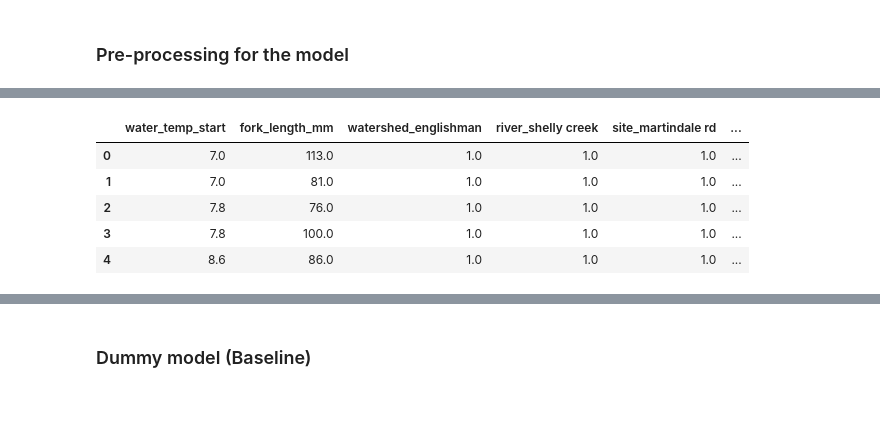
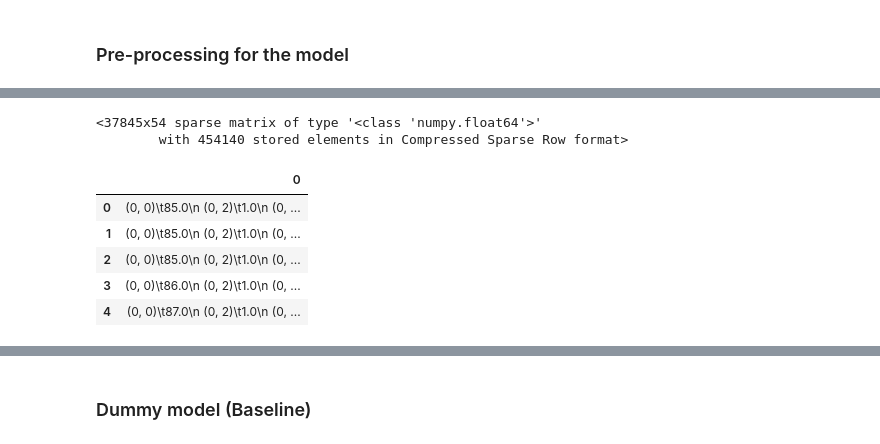
Before and after one commit to brahmwg/Bottlenecks_MDS_Capstone, a Jupyter notebook: species_prediction_model/Decision_tree_pipeline.ipynb, the cells around one changed output, grey strips where cells are left out. Saved outputs shown, nothing was run; the diff lists cells and outputs as text; code cells hidden in the pictures; blank space fills up the shorter version.

```diff
--- a/species_prediction_model/Decision_tree_pipeline.ipynb
+++ b/species_prediction_model/Decision_tree_pipeline.ipynb
@@ -97,0 +97,3 @@ df
+# %%
+full = df.merge(fish_features, how='left',on='species')
+full.head()
@@ -97,0 +107,2 @@ df
+# %%
+full = full.replace(np.nan, None)
@@ -100,12 +142,13 @@ df
 # %% [markdown]
 ### Pre-processing for the model
 # %%
-X = df.drop('species', axis = 1)
-y = df['species']
+X = full.drop('species', axis = 1)
+y = full['species']
 # %%
 # numeric_feats = [""]  # apply scaling
-categorical_feats = ["watershed", "river", "site", "method", "local"]  # apply one-hot encoding
-passthrough_feats = ["water_temp_start", "fork_length_mm"]  # do not apply any transformation
+categorical_feats = ["watershed", "river", "site", "method", "local", "eye_size", "snout_shape", "parr_marks",
+                     "parr_marks_length", "spotting_density", "fin_type"]  # apply one-hot encoding
+passthrough_feats = ["fork_length_mm"]  # do not apply any transformation
 # drop_feats = [ "species" ]
 # levels = ["", ""]
 # %%
@@ -136,10 +189,15 @@ column_names
+# %%
+transformed
+# %% [output]
+<37845x54 sparse matrix of type '<class 'numpy.float64'>'
+        with 454140 stored elements in Compressed Sparse Row format>
 # %%
-X_transformed = pd.DataFrame(transformed, columns=column_names)
+X_transformed = pd.DataFrame(transformed)#, columns=column_names)
 X_transformed.head()
 # %% [output]
-|  | water_temp_start | fork_length_mm | watershed_englishman | river_shelly creek | site_martindale rd | ... |
-| 0 | 7.0 | 113.0 | 1.0 | 1.0 | 1.0 | ... |
-| 1 | 7.0 | 81.0 | 1.0 | 1.0 | 1.0 | ... |
-| 2 | 7.8 | 76.0 | 1.0 | 1.0 | 1.0 | ... |
-| 3 | 7.8 | 100.0 | 1.0 | 1.0 | 1.0 | ... |
-| 4 | 8.6 | 86.0 | 1.0 | 1.0 | 1.0 | ... |
+|  | 0 |
+| 0 | (0, 0)\t85.0\n (0, 2)\t1.0\n (0, ... |
+| 1 | (0, 0)\t85.0\n (0, 2)\t1.0\n (0, ... |
+| 2 | (0, 0)\t85.0\n (0, 2)\t1.0\n (0, ... |
+| 3 | (0, 0)\t86.0\n (0, 2)\t1.0\n (0, ... |
+| 4 | (0, 0)\t87.0\n (0, 2)\t1.0\n (0, ... |
```
Also changed, not shown: parts of 20 cells of this notebook, 4 other files.
